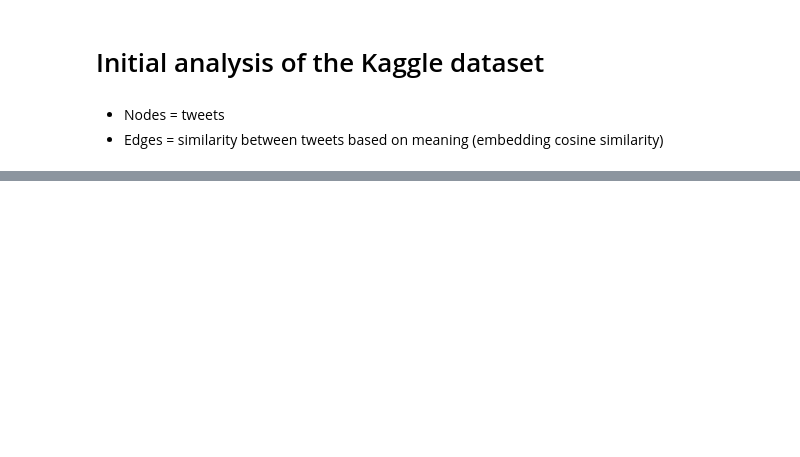
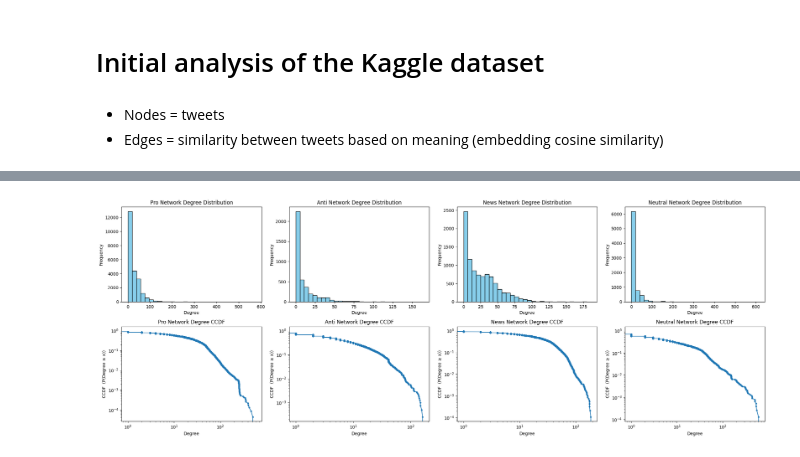
Before and after one commit to annemollelsborg/02805_climate_conv, a Jupyter notebook: init_analysis_kaggle.ipynb, the cells around one changed output, grey strips where cells are left out. Cells and saved outputs as stored; diff of their text form; code cells hidden in the pictures; blank space fills up the shorter version.

```diff
--- a/init_analysis_kaggle.ipynb
+++ b/init_analysis_kaggle.ipynb
@@ -176,0 +446,13 @@ Error:
+# %%
+# Make sure tweetid matches node IDs (string)
+df_subset["tweetid"] = df_subset["tweetid"].astype(str)
+
+# Build mapping: tweetid -> emotion
+emotion_attr = df_subset.set_index("tweetid")["emotion"].to_dict()
+
+# Build mapping: tweetid -> emotion_probs (dict of 6 probs)
+emotion_probs_attr = df_subset.set_index("tweetid")["emotion_probs"].to_dict()
+
+# Attach as node attributes on G
+nx.set_node_attributes(G, emotion_attr, "emotion")
+nx.set_node_attributes(G, emotion_probs_attr, "emotion_probs")
@@ -176,0 +556,49 @@ Error:
+# %%
+import numpy as np
+import matplotlib.pyplot as plt
+
+def compute_ccdf(data):
+    data = np.array(data)
+    data = np.sort(data)
+    n = len(data)
+    # CCDF: P(X ≥ x)
+    ccdf = 1.0 - np.arange(1, n + 1) / n
+    return data, ccdf
+
+# Plot: top row = histograms, bottom row = CCDFs
+fig, axes = plt.subplots(2, 4, figsize=(22, 8))
+
+for col, sentiment in enumerate(sentiments):
+    SG = subgraphs[sentiment]
+
+    if SG.number_of_nodes() == 0:
+        axes[0, col].set_title(f"{sentiment.capitalize()} Network (no nodes)")
+        axes[0, col].set_axis_off()
+        axes[1, col].set_axis_off()
+        continue
+
+    degrees = [d for _, d in SG.degree()]
+
+    # --- Top row: histogram ---
+    ax_hist = axes[0, col]
+    ax_hist.hist(degrees, bins=30, color="skyblue", edgecolor="black")
+    ax_hist.set_title(f"{sentiment.capitalize()} Network Degree Distribution")
+    ax_hist.set_xlabel("Degree")
+    ax_hist.set_ylabel("Frequency")
+
+    # --- Bottom row: CCDF ---
+    ax_ccdf = axes[1, col]
+    x, y = compute_ccdf(degrees)
+    ax_ccdf.plot(x, y, marker=".", linestyle="-")
+    ax_ccdf.set_xlabel("Degree")
+    ax_ccdf.set_ylabel("CCDF  (P(Degree ≥ x))")
+    ax_ccdf.set_title(f"{sentiment.capitalize()} Network Degree CCDF")
+
+    # Optional: use log scale if you like (often helpful for degree)
+    ax_ccdf.set_xscale("log")
+    ax_ccdf.set_yscale("log")
+
+plt.tight_layout()
+plt.show()
+# %% [output]
+[figure, added]
```
Also changed, not shown: parts of 22 cells of this notebook, 2 other files.
